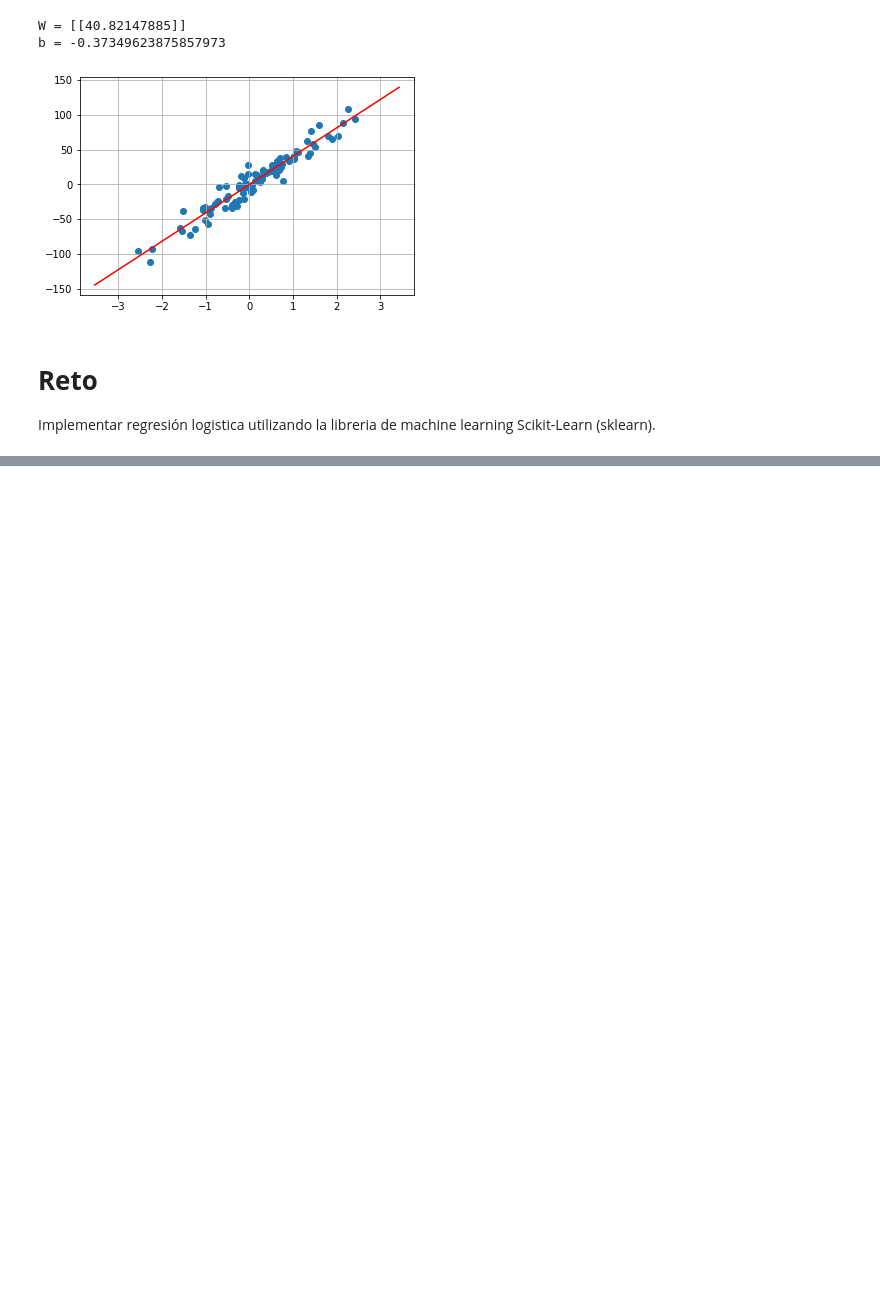
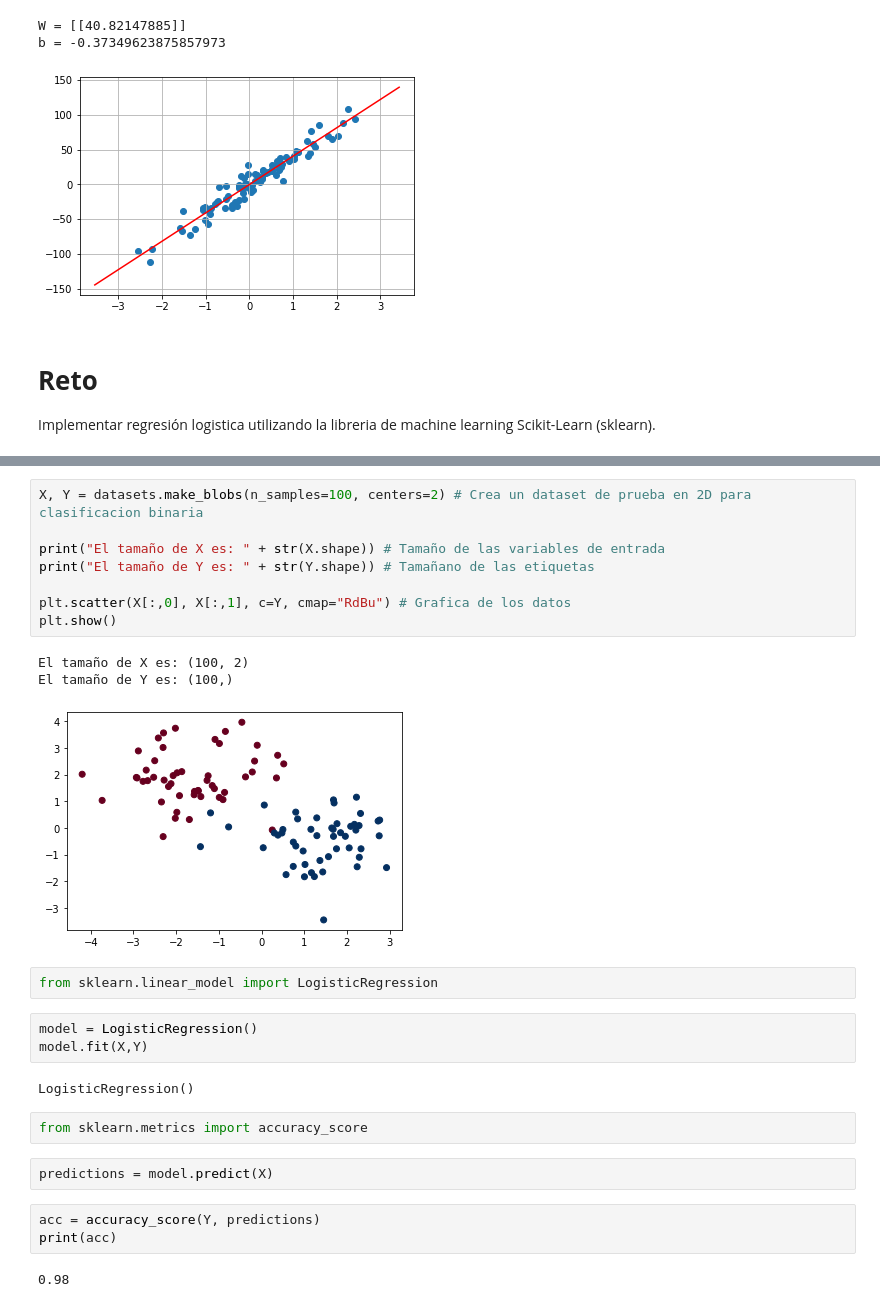
Before and after one commit to alejotoro-o/Curso-Fundamentos-de-Deep-Learning, a Jupyter notebook: lab1_logistic_regression.ipynb, the cells around one changed output, grey strips where cells are left out. Drawn from its saved outputs; the diff is of its cells as text; blank space fills up the shorter version.

```diff
--- a/lab1_logistic_regression.ipynb
+++ b/lab1_logistic_regression.ipynb
@@ -450,0 +466,28 @@ Implementar regresión logistica utilizando la libreria de machine learning Scik
+# %%
+X, Y = datasets.make_blobs(n_samples=100, centers=2) # Crea un dataset de prueba en 2D para clasificacion binaria
+
+print("El tamaño de X es: " + str(X.shape)) # Tamaño de las variables de entrada
+print("El tamaño de Y es: " + str(Y.shape)) # Tamañano de las etiquetas
+
+plt.scatter(X[:,0], X[:,1], c=Y, cmap="RdBu") # Grafica de los datos
+plt.show()
+# %% [output]
+El tamaño de X es: (100, 2)
+El tamaño de Y es: (100,)
+[figure, added]
+# %%
+from sklearn.linear_model import LogisticRegression
+# %%
+model = LogisticRegression()
+model.fit(X,Y)
+# %% [output]
+LogisticRegression()
+# %%
+from sklearn.metrics import accuracy_score
+# %%
+predictions = model.predict(X)
+# %%
+acc = accuracy_score(Y, predictions)
+print(acc)
+# %% [output]
+0.98
```
Also changed, not shown: parts of 2 cells of this notebook, 3 other files.
